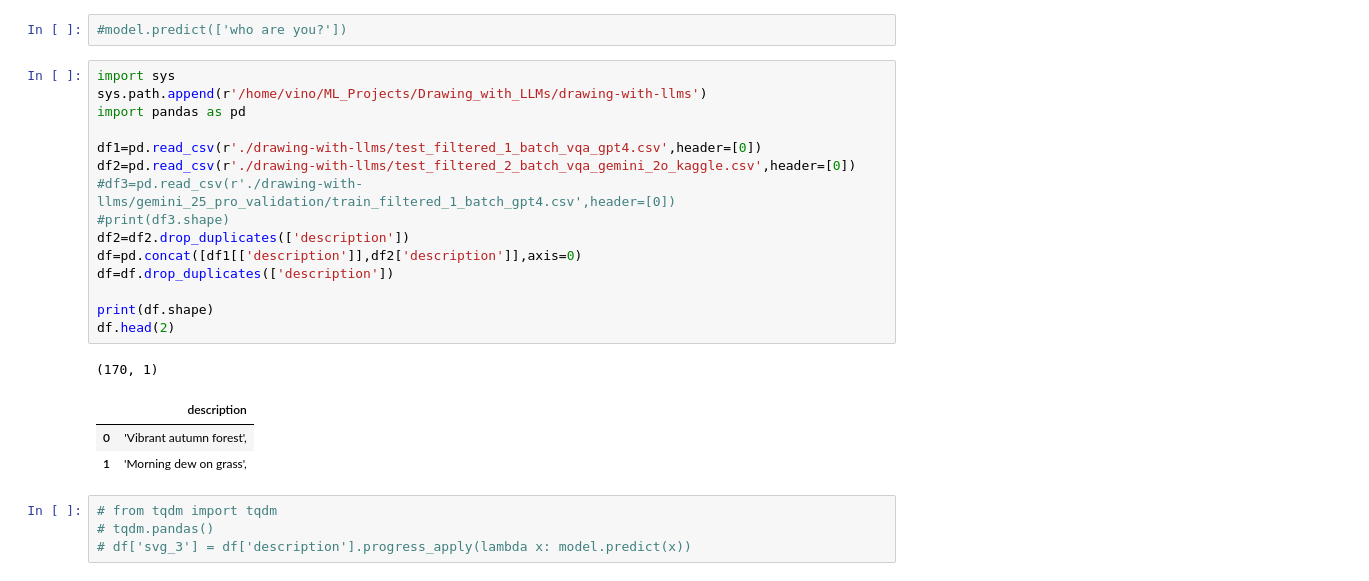
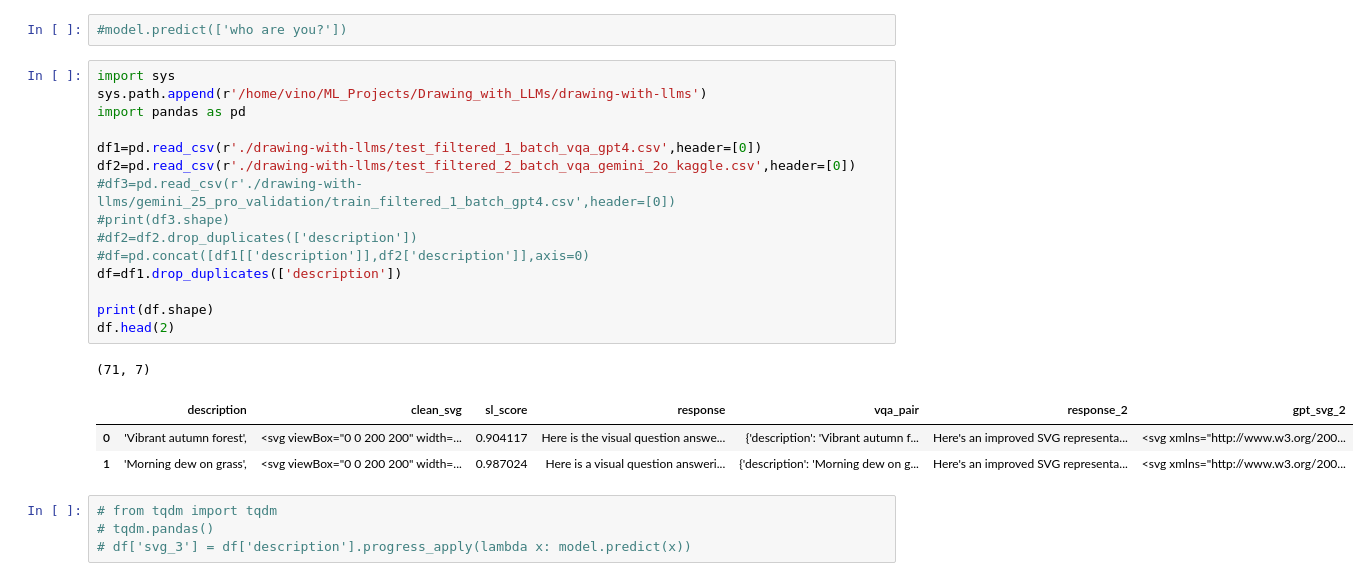
Before and after one commit to svk-123/Drawing_with_LLMs, a Jupyter notebook: nb_05c_eval_siglip_vllm_serve_batch.ipynb, the cells around one changed output. Cells and saved outputs as stored; diff of their text form.

```diff
--- a/nb_05c_eval_siglip_vllm_serve_batch.ipynb
+++ b/nb_05c_eval_siglip_vllm_serve_batch.ipynb
@@ -126,23 +125,23 @@ INFO 05-01 22:21:08 [core.py:151] init engine (profile, create kv cache, warmup
 # %%
 import sys
 sys.path.append(r'/home/vino/ML_Projects/Drawing_with_LLMs/drawing-with-llms')
 import pandas as pd
 
 df1=pd.read_csv(r'./drawing-with-llms/test_filtered_1_batch_vqa_gpt4.csv',header=[0])
 df2=pd.read_csv(r'./drawing-with-llms/test_filtered_2_batch_vqa_gemini_2o_kaggle.csv',header=[0])
 #df3=pd.read_csv(r'./drawing-with-llms/gemini_25_pro_validation/train_filtered_1_batch_gpt4.csv',header=[0])
 #print(df3.shape)
-df2=df2.drop_duplicates(['description'])
-df=pd.concat([df1[['description']],df2['description']],axis=0)
-df=df.drop_duplicates(['description'])
+#df2=df2.drop_duplicates(['description'])
+#df=pd.concat([df1[['description']],df2['description']],axis=0)
+df=df1.drop_duplicates(['description'])
 
 print(df.shape)
 df.head(2)
 # %% [output]
-(170, 1)
+(71, 7)
-|  | description |
-| 0 | 'Vibrant autumn forest', |
-| 1 | 'Morning dew on grass', |
+|  | description | clean_svg | sl_score | response | vqa_pair | response_2 | gpt_svg_2 |
+| 0 | 'Vibrant autumn forest', | <svg viewBox="0 0 200 200" width=... | 0.904117 | Here is the visual question answe... | {'description': 'Vibrant autumn f... | Here's an improved SVG representa... | <svg xmlns="http://www.w3.org/200... |
+| 1 | 'Morning dew on grass', | <svg viewBox="0 0 200 200" width=... | 0.987024 | Here is a visual question answeri... | {'description': 'Morning dew on g... | Here's an improved SVG representa... | <svg xmlns="http://www.w3.org/200... |
 # %%
 # from tqdm import tqdm
 # tqdm.pandas()
```
Also changed, not shown: parts of 10 cells of this notebook, 4 other files.
